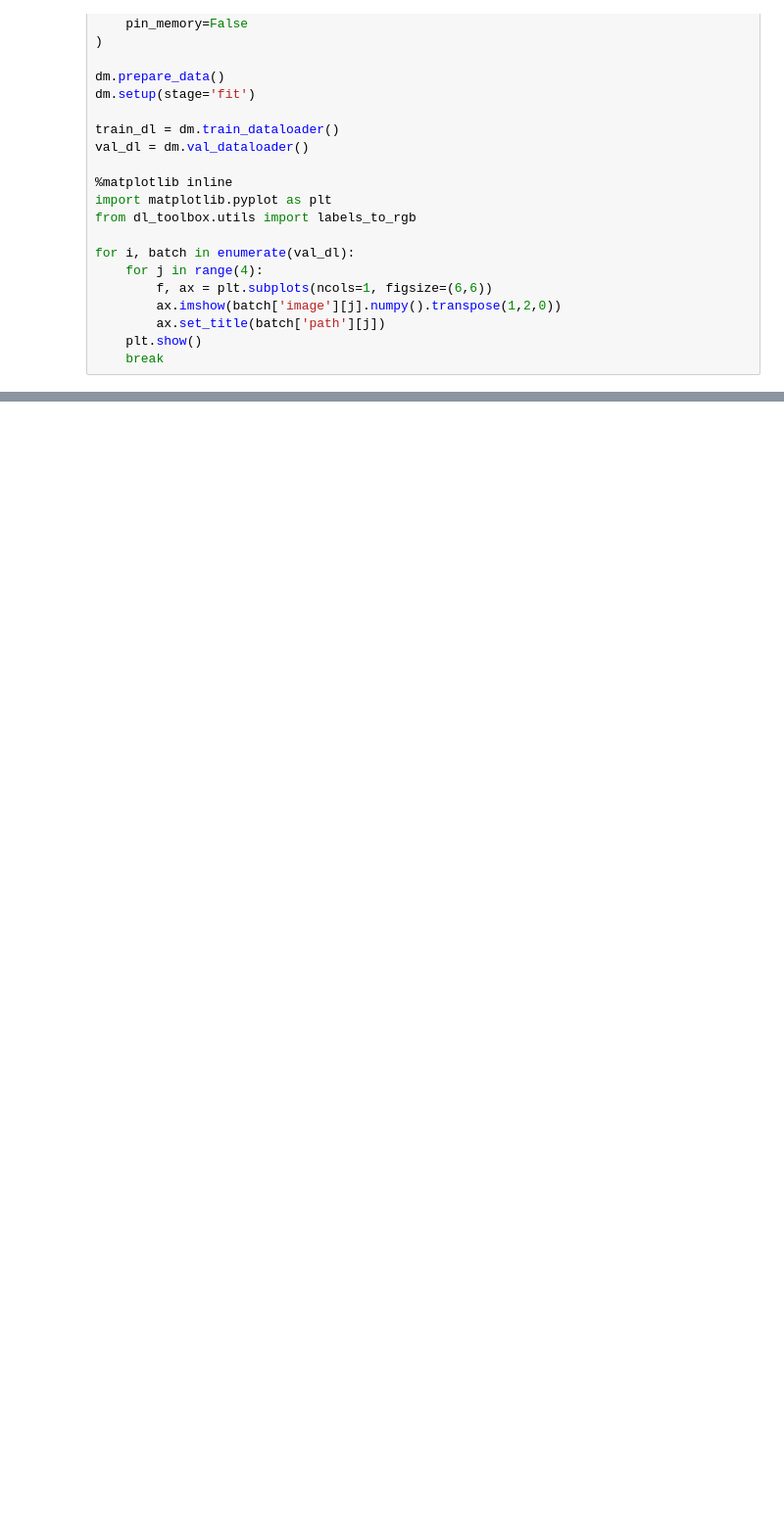
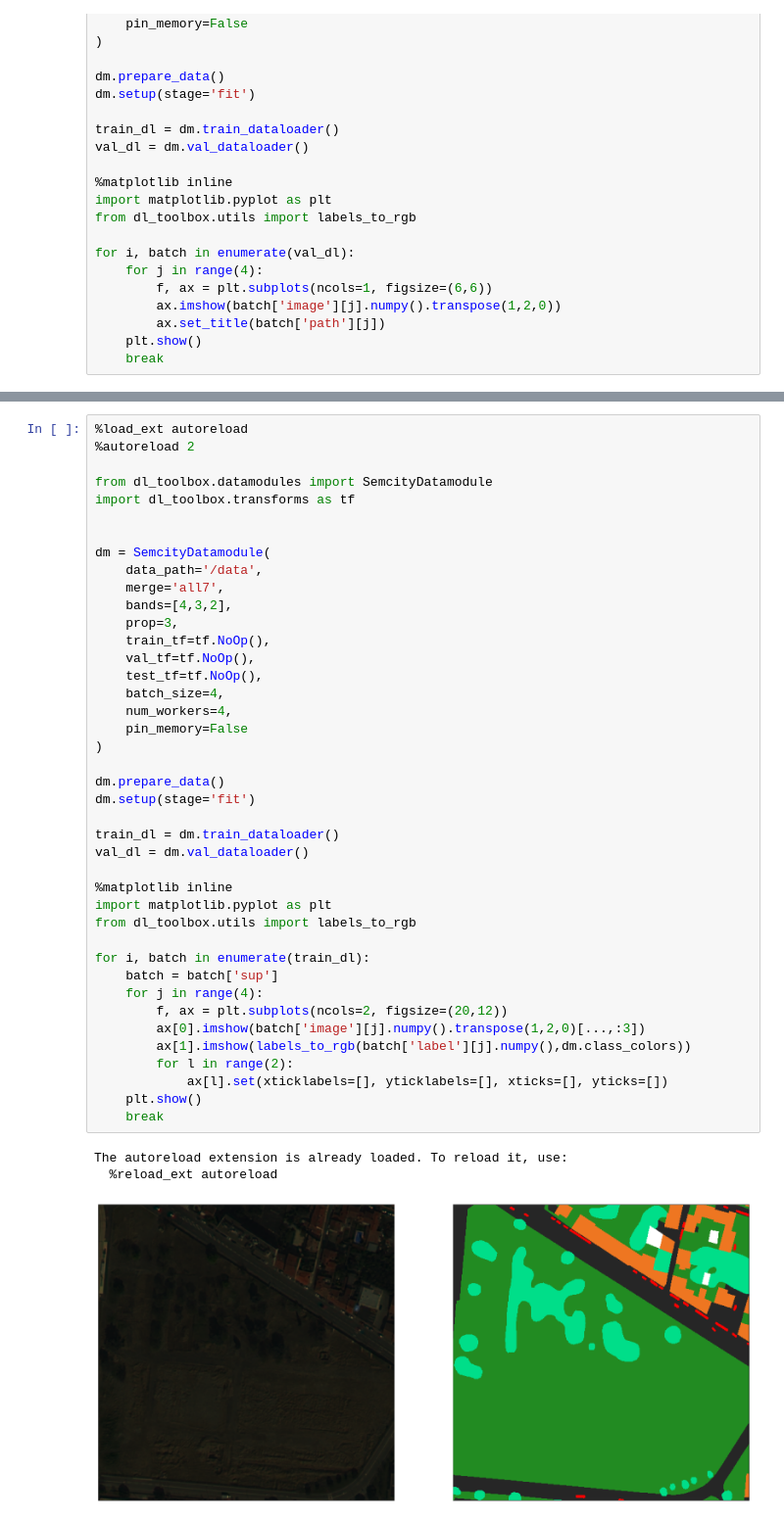
Before and after one commit to psFournier/dl_toolbox, a Jupyter notebook: dl_toolbox/datamodules/test_datamodules.ipynb, the cells around one changed output, grey strips where cells are left out. Shown at 98% size. Cells and saved outputs as stored; diff of their text form; blank space fills up the shorter version.

Commit message:
semcity dm

```diff
--- a/dl_toolbox/datamodules/test_datamodules.ipynb
+++ b/dl_toolbox/datamodules/test_datamodules.ipynb
@@ -125,0 +119,45 @@ The autoreload extension is already loaded. To reload it, use:
+# %%
+%load_ext autoreload
+%autoreload 2
+
+from dl_toolbox.datamodules import SemcityDatamodule
+import dl_toolbox.transforms as tf
+
+
+dm = SemcityDatamodule(
+    data_path='/data',
+    merge='all7',
+    bands=[4,3,2],
+    prop=3,
+    train_tf=tf.NoOp(),
+    val_tf=tf.NoOp(),
+    test_tf=tf.NoOp(),
+    batch_size=4,
+    num_workers=4,
+    pin_memory=False
+)
+
+dm.prepare_data()
+dm.setup(stage='fit')
+
+train_dl = dm.train_dataloader()
+val_dl = dm.val_dataloader()
+
+%matplotlib inline
+import matplotlib.pyplot as plt
+from dl_toolbox.utils import labels_to_rgb
+
+for i, batch in enumerate(train_dl):
+    batch = batch['sup']
+    for j in range(4):
+        f, ax = plt.subplots(ncols=2, figsize=(20,12))
+        ax[0].imshow(batch['image'][j].numpy().transpose(1,2,0)[...,:3])
+        ax[1].imshow(labels_to_rgb(batch['label'][j].numpy(),dm.class_colors))
+        for l in range(2):
+            ax[l].set(xticklabels=[], yticklabels=[], xticks=[], yticks=[])
+    plt.show()
+    break
+# %% [output]
+The autoreload extension is already loaded. To reload it, use:
+  %reload_ext autoreload
+[figure, added]
```
Also changed, not shown: parts of 2 cells of this notebook, 2 other files.
